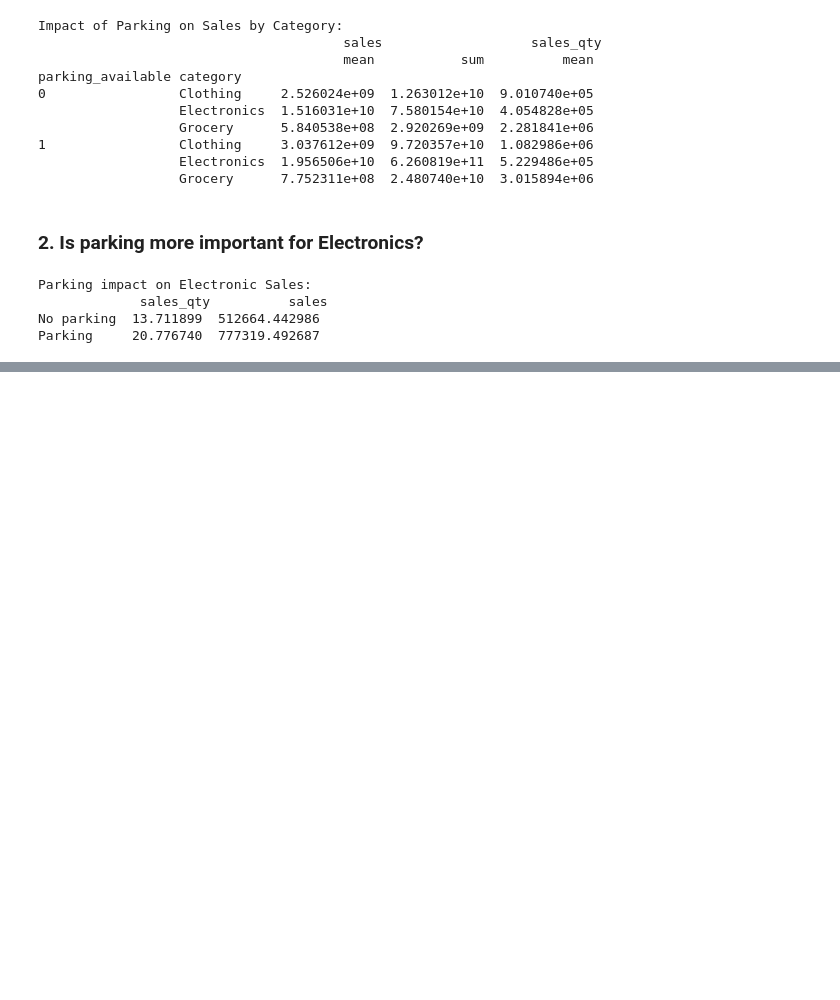
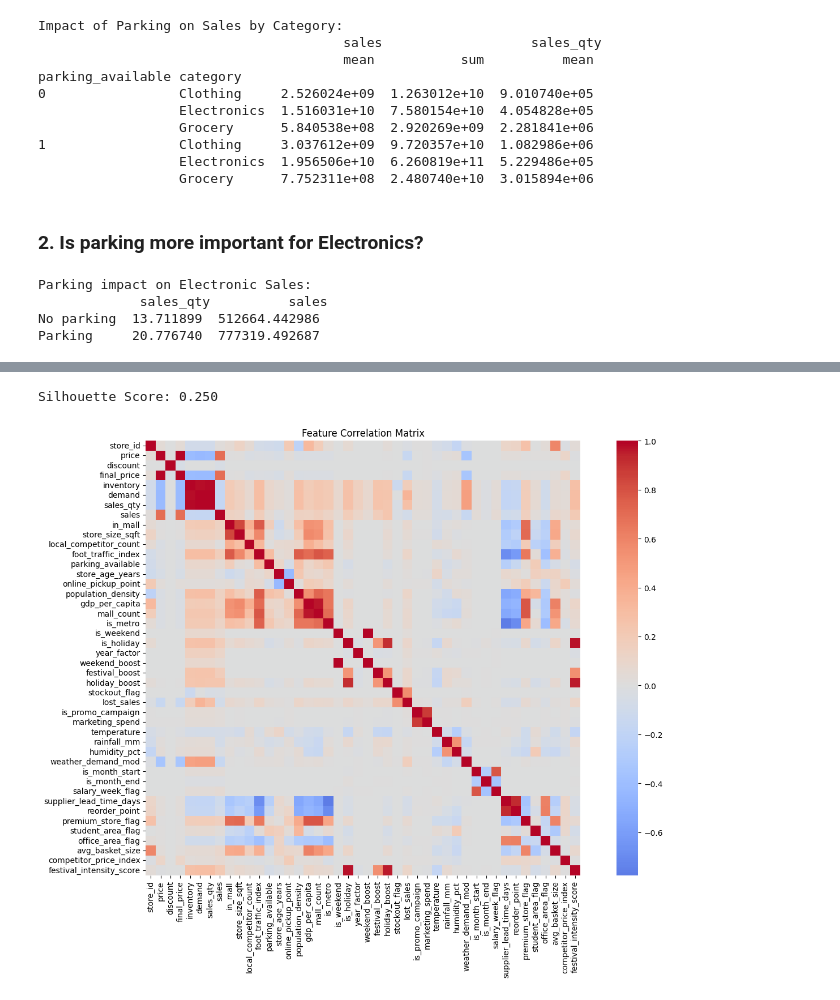
Before and after one commit to rejojose55625/demandEngine, a Jupyter notebook: notebooks/analysis.ipynb, the cells around one changed output, grey strips where cells are left out. Saved outputs shown, nothing was run; the diff lists cells and outputs as text; code cells hidden in the pictures; blank space fills up the shorter version.

```diff
--- a/notebooks/analysis.ipynb
+++ b/notebooks/analysis.ipynb
@@ -999,0 +1192,16 @@ Parking     20.776740  777319.492687
+# %%
+from sklearn.metrics import silhouette_score
+sil_score = silhouette_score(scaled_features, cluster_labels)
+print(f"Silhouette Score: {sil_score:.3f}")
+# %% [output]
+Silhouette Score: 0.250
+# %%
+numeric_cols = sales_df.select_dtypes(include = [np.number]).columns
+corr_matrix = sales_df[numeric_cols].corr()
+plt.figure(figsize = (14, 10))
+sns.heatmap(corr_matrix, cmap = 'coolwarm', center = 0, square = True)
+plt.title("Feature Correlation Matrix")
+plt.tight_layout()
+plt.show()
+# %% [output]
+[figure, added]
```
Also changed, not shown: parts of 32 cells of this notebook, 1 other file.
